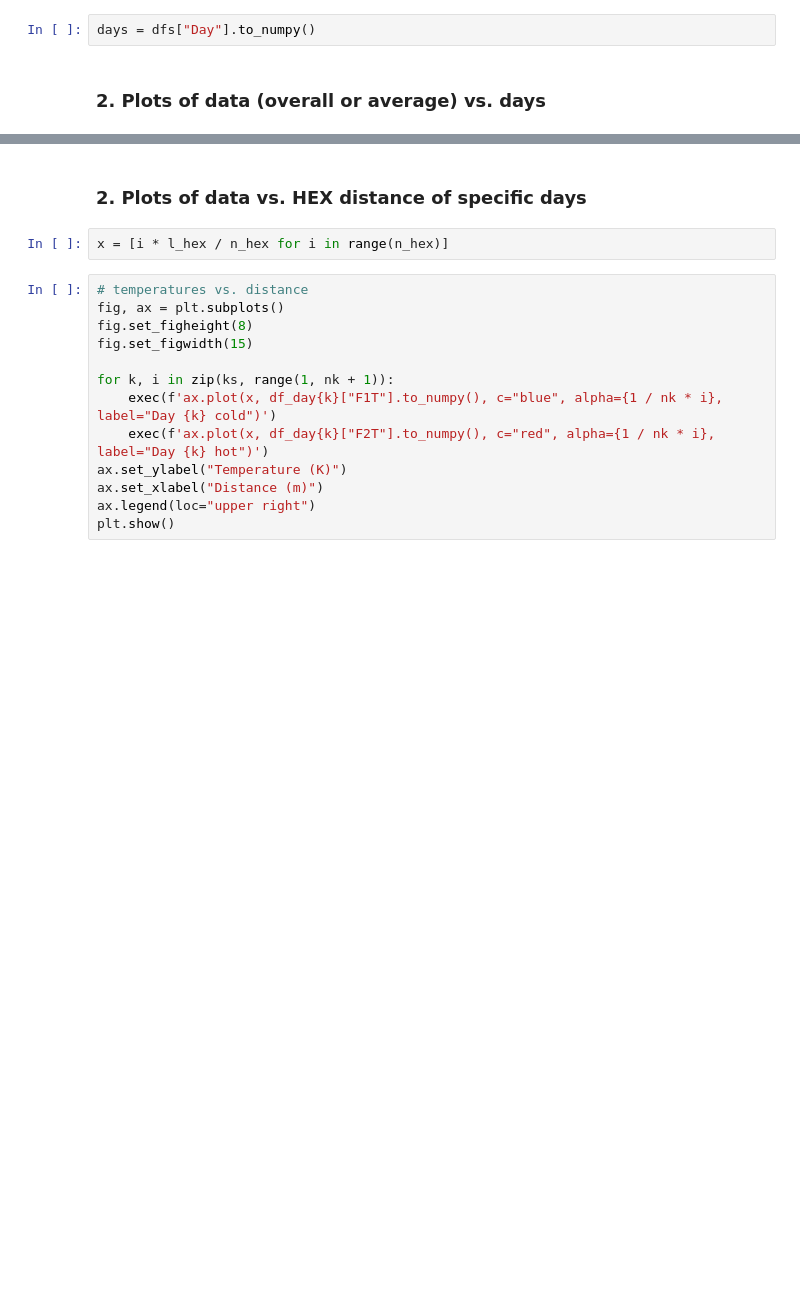
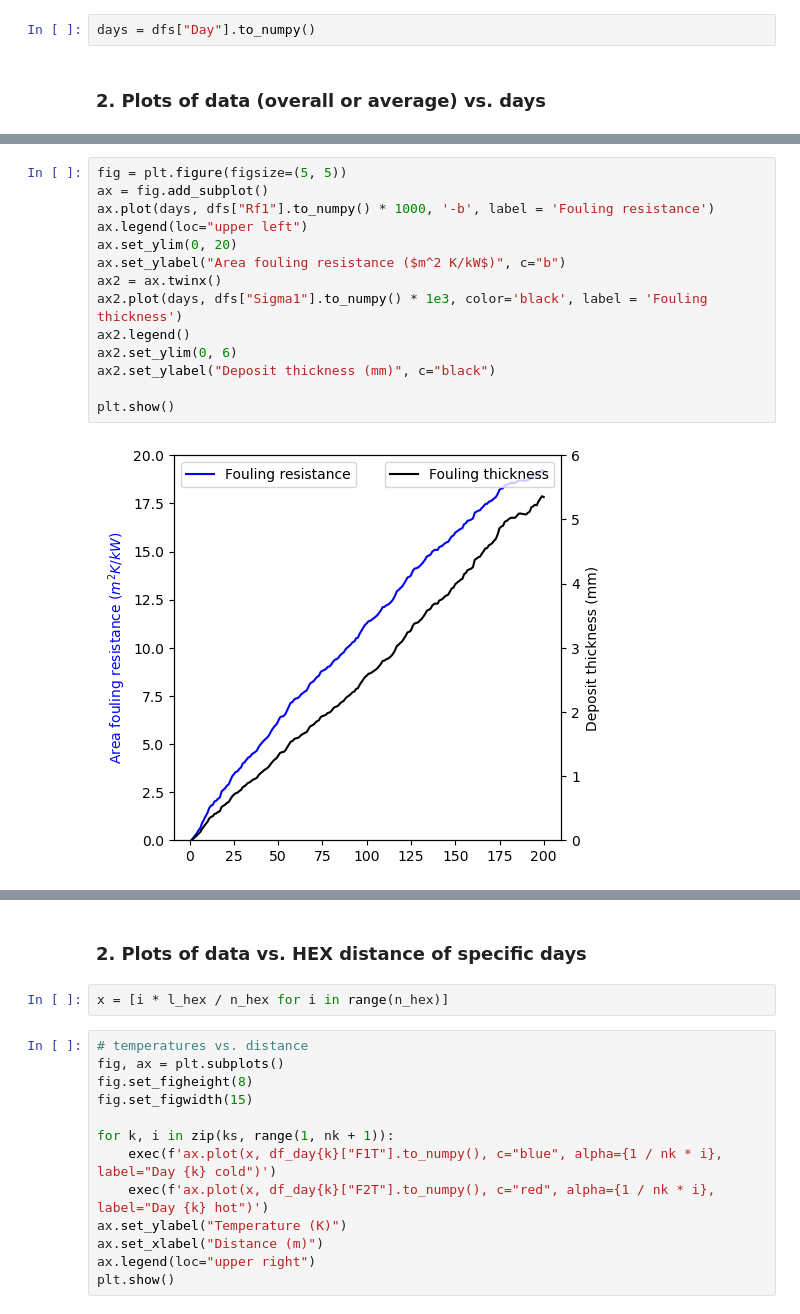
Before and after one commit to donglai-zhang/HEXpractice, a Jupyter notebook: Visualisation.ipynb, the cells around one changed output, grey strips where cells are left out. Cells and saved outputs as stored; diff of their text form; blank space fills up the shorter version.

```diff
--- a/Visualisation.ipynb
+++ b/Visualisation.ipynb
@@ -146,3 +146,19 @@ plt.show()
+# %%
+fig = plt.figure(figsize=(5, 5))
+ax = fig.add_subplot()
+ax.plot(days, dfs["Rf1"].to_numpy() * 1000, '-b', label = 'Fouling resistance')
+ax.legend(loc="upper left")
+ax.set_ylim(0, 20)
+ax.set_ylabel("Area fouling resistance ($m^2 K/kW$)", c="b")
+ax2 = ax.twinx()
+ax2.plot(days, dfs["Sigma1"].to_numpy() * 1e3, color='black', label = 'Fouling thickness')
+ax2.legend()
+ax2.set_ylim(0, 6)
+ax2.set_ylabel("Deposit thickness (mm)", c="black")
+
+plt.show()
+# %% [output]
+[figure, added]
 # %%
 # Resistances vs. time
 plt.figure(figsize=(15, 6))
```
Also changed, not shown: parts of 21 cells of this notebook, 6 other files.
